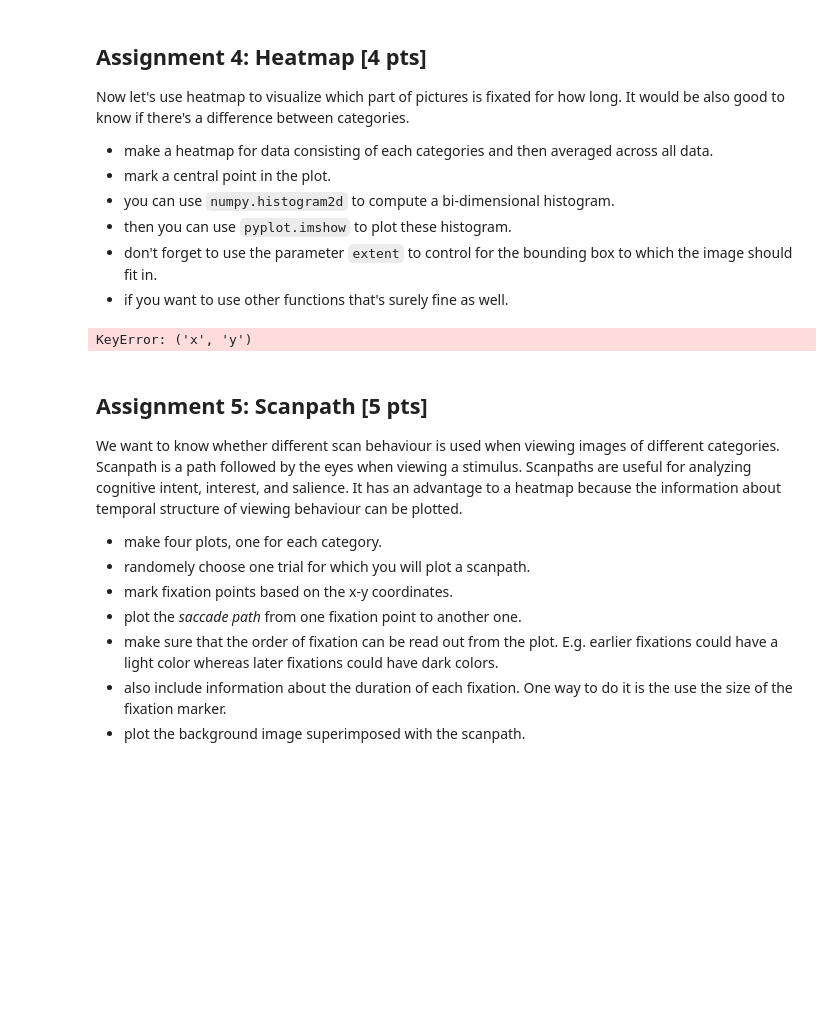
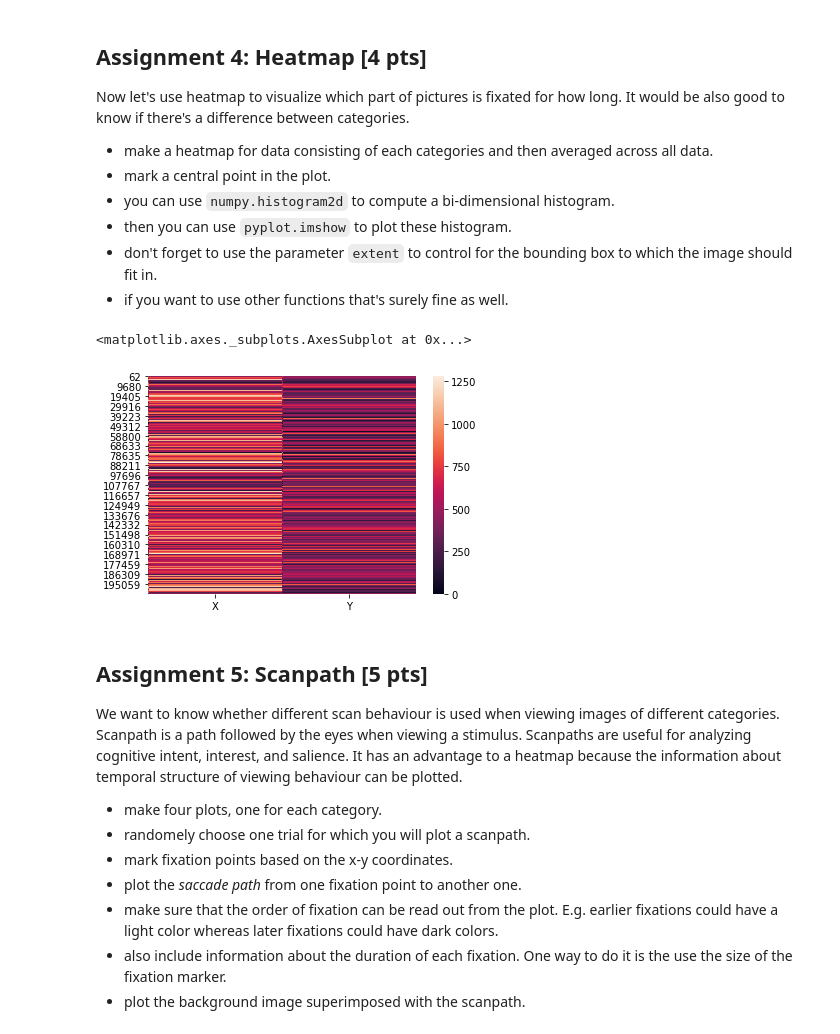
Before and after one commit to NBP-ACC/week-7-acc_01, a Jupyter notebook: Sheet05.ipynb, the cells around one changed output. Drawn from its saved outputs; the diff is of its cells as text; code cells hidden in the pictures; blank space fills up the shorter version.

````diff
--- a/Sheet05.ipynb
+++ b/Sheet05.ipynb
@@ -232,13 +235,14 @@ Now let's use heatmap to visualize which part of pictures is fixated for how lon
 - don't forget to use the parameter ```extent``` to control for the bounding box to which the image should fit in.
 - if you want to use other functions that's surely fine as well.
 # %%
-df_nature = df_clean[df_clean['category_name'] == 'Natural']
-df_nature = df_nature['x']
-#sns.heatmap(data=df_nature)
-
-df_nature
+df1 = df_clean[df_clean['category_name'] == 'Natural']
+df_nature = pd.DataFrame(columns=['X', 'Y'])
+df_nature['X'] = df1['x']
+df_nature['Y'] = df1['y']
+sns.heatmap(data=df_nature)
 # %% [output]
-KeyError: ('x', 'y')
+<matplotlib.axes._subplots.AxesSubplot at 0x...>
+[figure, added]
 # %% [markdown]
 ## Assignment 5: Scanpath [5 pts]
 We want to know whether different scan behaviour is used when viewing images of different categories. Scanpath is a path followed by the eyes when viewing a stimulus. Scanpaths are useful for analyzing cognitive intent, interest, and salience. It has an advantage to a heatmap because the information about temporal structure of viewing behaviour can be plotted.
````
Also changed, not shown: parts of 4 cells of this notebook.
